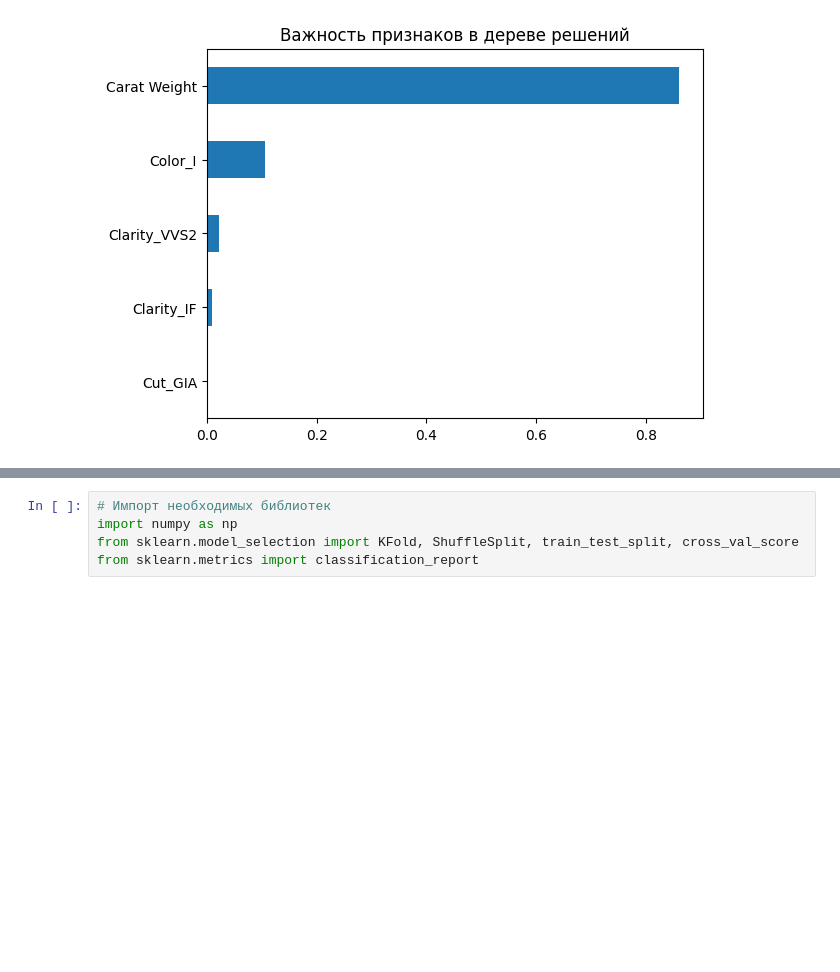
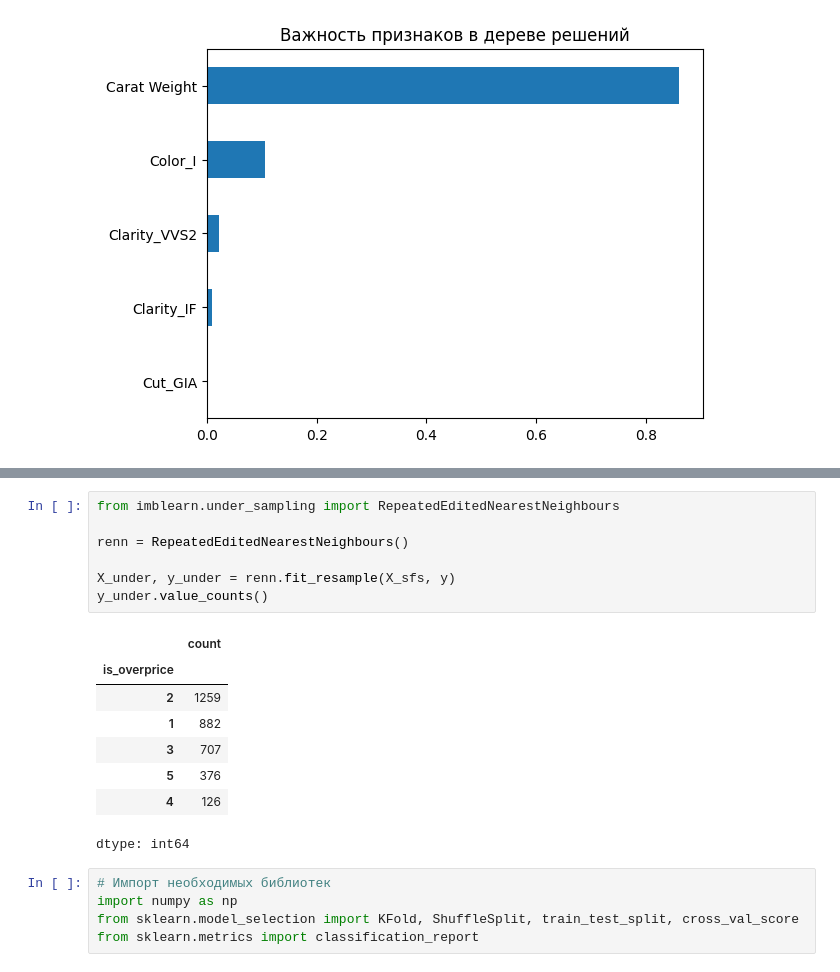
Before and after one commit to Communist02/BIN-22-1_Mazur_Denis_AI, a Jupyter notebook: z4.ipynb, the cells around one changed output, grey strips where cells are left out. Saved outputs shown, nothing was run; the diff lists cells and outputs as text; blank space fills up the shorter version.

```diff
--- a/z4.ipynb
+++ b/z4.ipynb
@@ -751,3 +763,19 @@ plt.show()
+# %%
+from imblearn.under_sampling import RepeatedEditedNearestNeighbours
+
+renn = RepeatedEditedNearestNeighbours()
+
+X_under, y_under = renn.fit_resample(X_sfs, y)
+y_under.value_counts()
+# %% [output]
+|  | count |
+| is_overprice |  |
+| 2 | 1259 |
+| 1 | 882 |
+| 3 | 707 |
+| 5 | 376 |
+| 4 | 126 |
+dtype: int64
 # %%
 # Импорт необходимых библиотек
 import numpy as np
```
Also changed, not shown: parts of 11 cells of this notebook.
